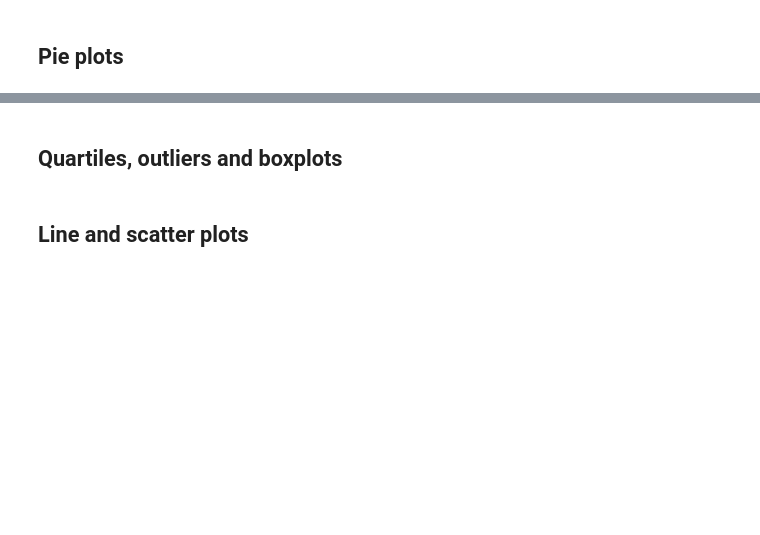
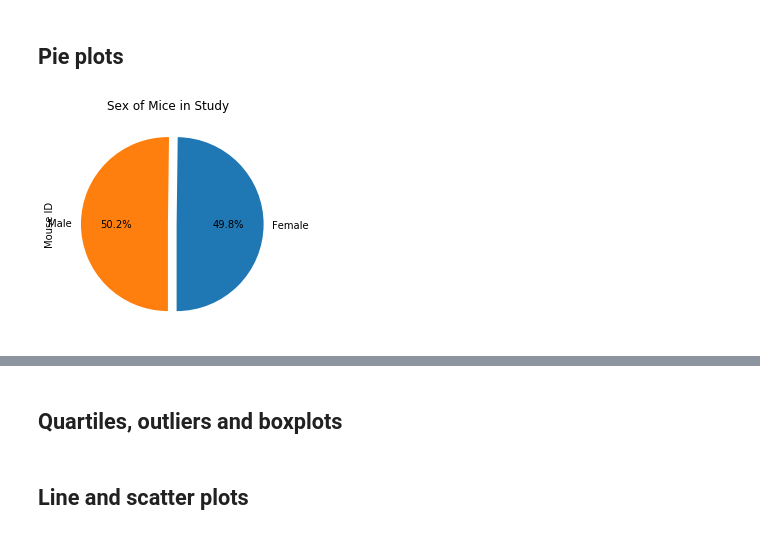
Before and after one commit to michaeljwboyce/Pymaceuticals, a Jupyter notebook: Pymaceuticals/pymaceuticals_starter.ipynb, the cells around one changed output, grey strips where cells are left out. Drawn from its saved outputs; the diff is of its cells as text; code cells hidden in the pictures; blank space fills up the shorter version.

```diff
--- a/Pymaceuticals/pymaceuticals_starter.ipynb
+++ b/Pymaceuticals/pymaceuticals_starter.ipynb
@@ -31,3 +85,10 @@ study_results = pd.read_csv(study_results)
 ## Pie plots
 # %%
 # Generate a pie plot showing the distribution of female versus male mice using pandas
+
+sex = df.groupby(['Sex']).nunique()['Mouse ID']
+sex.plot(kind="pie", labels=sex.index.values, autopct="%1.1f%%", startangle = 270, subplots=True, explode=explode)
+plt.title("Sex of Mice in Study")
+plt.show()
+# %% [output]
+[figure, added]
```
Also changed, not shown: parts of 9 cells of this notebook.
